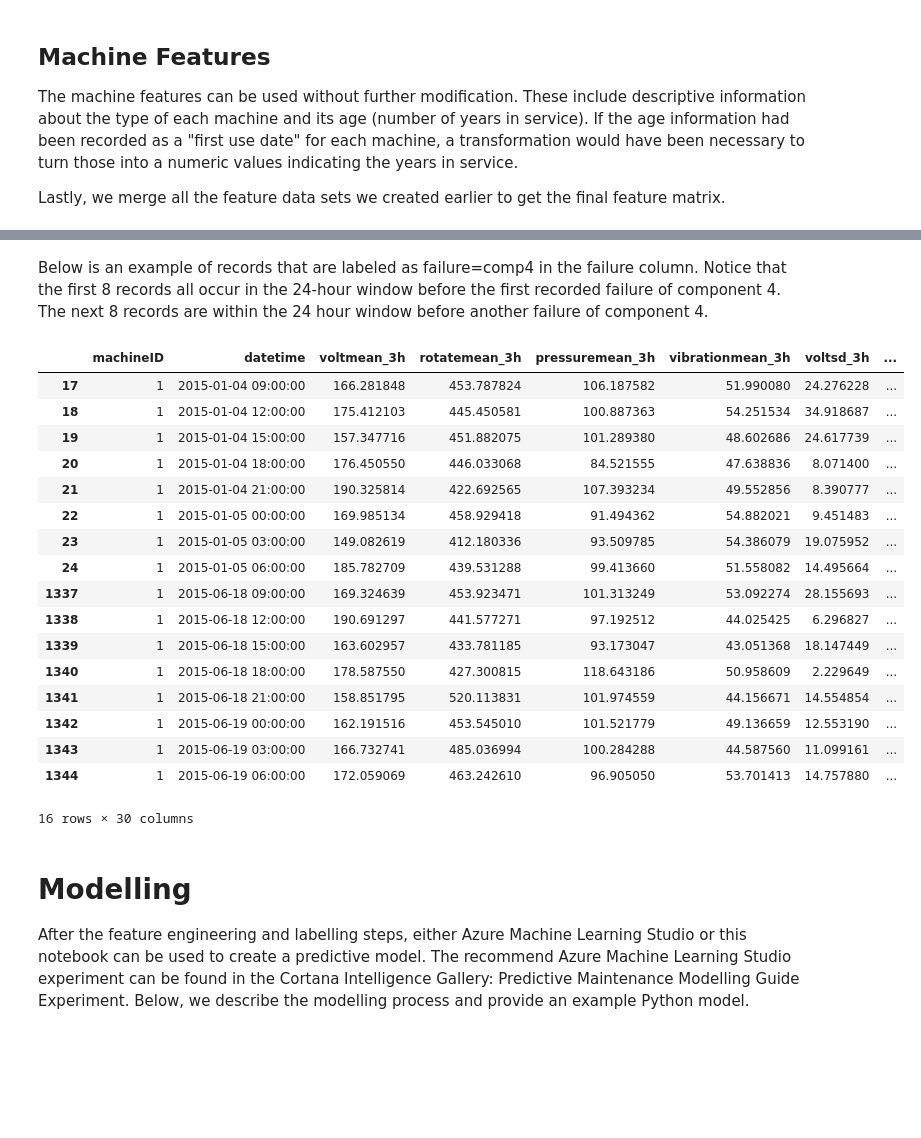
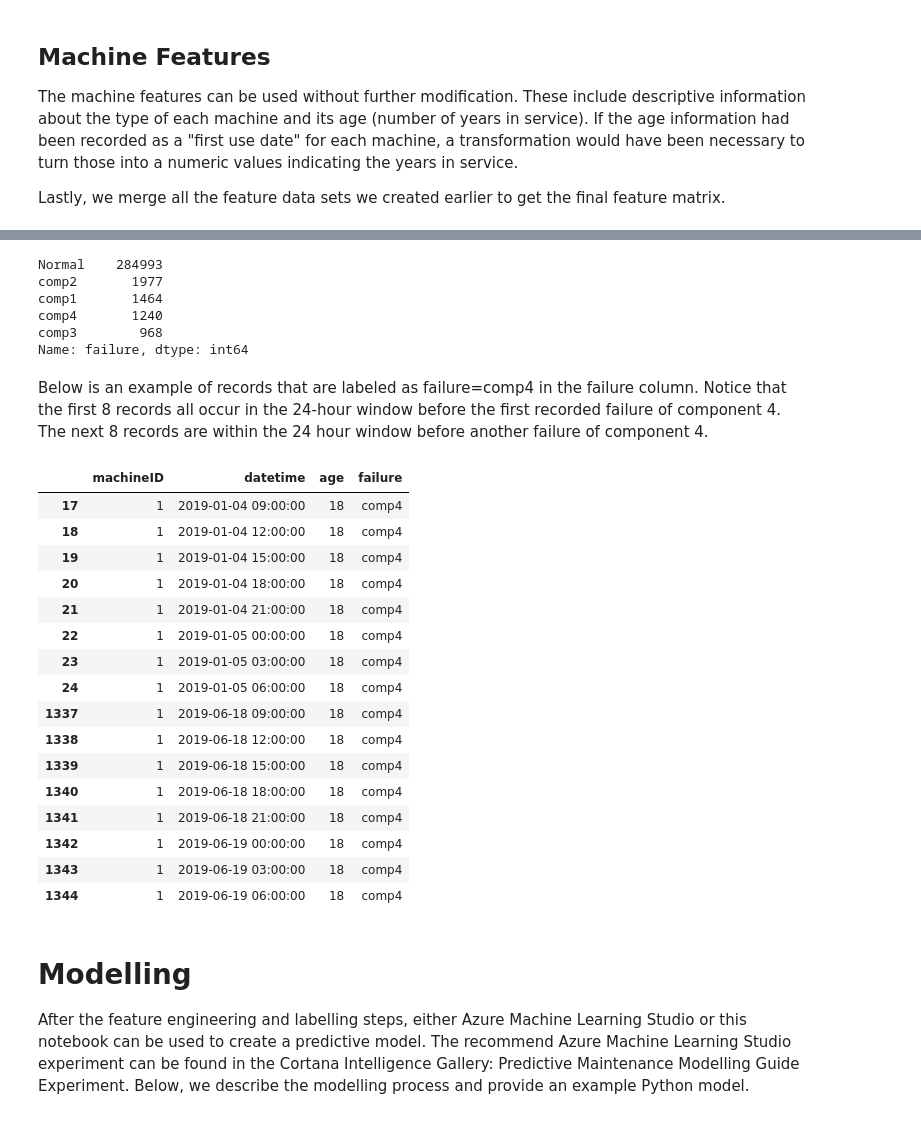
Before and after one commit to sachinkun21/Predictive_Maintenance_using_ML_Microsoft_CaseStudy, a Jupyter notebook: Predictive_Maintenance_using_Machine_Learning.ipynb, the cells around one changed output, grey strips where cells are left out. Drawn from its saved outputs; the diff is of its cells as text; code cells hidden in the pictures; blank space fills up the shorter version.

```diff
--- a/Predictive_Maintenance_using_Machine_Learning.ipynb
+++ b/Predictive_Maintenance_using_Machine_Learning.ipynb
@@ -673,6 +712,6 @@ The prediction problem for this example scenerio is to estimate the probability
+# %%
+failures['failure'] = failures['failure'].astype(str)
 # %%
 labeled_features = final_feat.merge(failures, on=['datetime', 'machineID'], how='left')
-labeled_features = labeled_features.fillna(method='bfill', limit=7) # fill backward up to 24h
-labeled_features = labeled_features.fillna('none')
 labeled_features.head()
 # %% [output]
@@ -686,26 +724,40 @@ labeled_features.head()
+# %%
+ # fill backward up to 24h
+labeled_features.failure = labeled_features.failure.fillna(method='bfill', limit=7)
+# labeled_features = labeled_features.fillna(method='bfill', limit=7, axis = 0) # Not working why?
+# %%
+labeled_features.failure = labeled_features.failure.fillna('Normal')
+# %%
+labeled_features.failure.value_counts()
+# %% [output]
+Normal    284993
+comp2       1977
+comp1       1464
+comp4       1240
+comp3        968
+Name: failure, dtype: int64
 # %% [markdown]
 Below is an example of records that are labeled as failure=comp4 in the failure column. Notice that the first 8 records all occur in the 24-hour window before the first recorded failure of component 4. The next 8 records are within the 24 hour window before another failure of component 4.
 # %%
-labeled_features.loc[labeled_features['failure'] == 'comp4'][:16]
+labeled_features.loc[(labeled_features['failure'] == 'comp4') ][['machineID','datetime','age', 'failure']][:16]
 # %% [output]
-|  | machineID | datetime | voltmean_3h | rotatemean_3h | pressuremean_3h | vibrationmean_3h | voltsd_3h | ... |
-| 17 | 1 | 2015-01-04 09:00:00 | 166.281848 | 453.787824 | 106.187582 | 51.990080 | 24.276228 | ... |
-| 18 | 1 | 2015-01-04 12:00:00 | 175.412103 | 445.450581 | 100.887363 | 54.251534 | 34.918687 | ... |
-| 19 | 1 | 2015-01-04 15:00:00 | 157.347716 | 451.882075 | 101.289380 | 48.602686 | 24.617739 | ... |
-| 20 | 1 | 2015-01-04 18:00:00 | 176.450550 | 446.033068 | 84.521555 | 47.638836 | 8.071400 | ... |
-| 21 | 1 | 2015-01-04 21:00:00 | 190.325814 | 422.692565 | 107.393234 | 49.552856 | 8.390777 | ... |
-| 22 | 1 | 2015-01-05 00:00:00 | 169.985134 | 458.929418 | 91.494362 | 54.882021 | 9.451483 | ... |
-| 23 | 1 | 2015-01-05 03:00:00 | 149.082619 | 412.180336 | 93.509785 | 54.386079 | 19.075952 | ... |
-| 24 | 1 | 2015-01-05 06:00:00 | 185.782709 | 439.531288 | 99.413660 | 51.558082 | 14.495664 | ... |
-| 1337 | 1 | 2015-06-18 09:00:00 | 169.324639 | 453.923471 | 101.313249 | 53.092274 | 28.155693 | ... |
-| 1338 | 1 | 2015-06-18 12:00:00 | 190.691297 | 441.577271 | 97.192512 | 44.025425 | 6.296827 | ... |
-| 1339 | 1 | 2015-06-18 15:00:00 | 163.602957 | 433.781185 | 93.173047 | 43.051368 | 18.147449 | ... |
-| 1340 | 1 | 2015-06-18 18:00:00 | 178.587550 | 427.300815 | 118.643186 | 50.958609 | 2.229649 | ... |
-| 1341 | 1 | 2015-06-18 21:00:00 | 158.851795 | 520.113831 | 101.974559 | 44.156671 | 14.554854 | ... |
-| 1342 | 1 | 2015-06-19 00:00:00 | 162.191516 | 453.545010 | 101.521779 | 49.136659 | 12.553190 | ... |
-| 1343 | 1 | 2015-06-19 03:00:00 | 166.732741 | 485.036994 | 100.284288 | 44.587560 | 11.099161 | ... |
-| 1344 | 1 | 2015-06-19 06:00:00 | 172.059069 | 463.242610 | 96.905050 | 53.701413 | 14.757880 | ... |
+|  | machineID | datetime | age | failure |
+| 17 | 1 | 2019-01-04 09:00:00 | 18 | comp4 |
+| 18 | 1 | 2019-01-04 12:00:00 | 18 | comp4 |
+| 19 | 1 | 2019-01-04 15:00:00 | 18 | comp4 |
+| 20 | 1 | 2019-01-04 18:00:00 | 18 | comp4 |
+| 21 | 1 | 2019-01-04 21:00:00 | 18 | comp4 |
+| 22 | 1 | 2019-01-05 00:00:00 | 18 | comp4 |
+| 23 | 1 | 2019-01-05 03:00:00 | 18 | comp4 |
+| 24 | 1 | 2019-01-05 06:00:00 | 18 | comp4 |
+| 1337 | 1 | 2019-06-18 09:00:00 | 18 | comp4 |
+| 1338 | 1 | 2019-06-18 12:00:00 | 18 | comp4 |
+| 1339 | 1 | 2019-06-18 15:00:00 | 18 | comp4 |
+| 1340 | 1 | 2019-06-18 18:00:00 | 18 | comp4 |
+| 1341 | 1 | 2019-06-18 21:00:00 | 18 | comp4 |
+| 1342 | 1 | 2019-06-19 00:00:00 | 18 | comp4 |
+| 1343 | 1 | 2019-06-19 03:00:00 | 18 | comp4 |
+| 1344 | 1 | 2019-06-19 06:00:00 | 18 | comp4 |
-16 rows × 30 columns
 # %% [markdown]
 # Modelling
 After the feature engineering and labelling steps, either Azure Machine Learning Studio or this notebook can be used to create a predictive model. The recommend Azure Machine Learning Studio experiment can be found in the Cortana Intelligence Gallery: Predictive Maintenance Modelling Guide Experiment. Below, we describe the modelling process and provide an example Python model.
```
Also changed, not shown: parts of 14 cells of this notebook.
